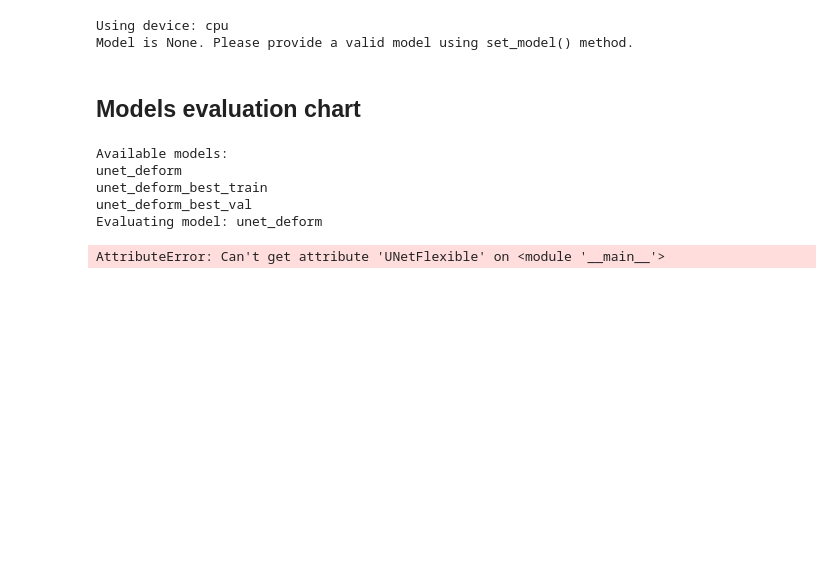
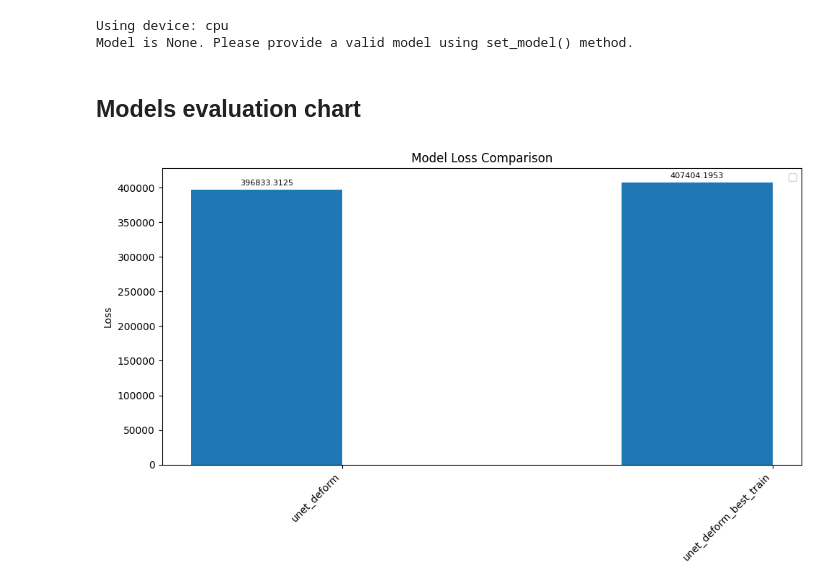
Before and after one commit to McQbis/BookScanner, a Jupyter notebook: server/ai_model/notebooks/evaluate_model.ipynb, the cells around one changed output. Drawn from its saved outputs; the diff is of its cells as text; code cells hidden in the pictures; blank space fills up the shorter version.

Commit message:
evaluation notebook and image processing class

```diff
--- a/server/ai_model/notebooks/evaluate_model.ipynb
+++ b/server/ai_model/notebooks/evaluate_model.ipynb
@@ -28,9 +24,9 @@ spec.loader.exec_module(neuralnet_handler)
 ## Configuration
 # %%
 device = "cuda" if torch.cuda.is_available() else "cpu"
-generator = data_generator.DocumentImageGenerator("../src/assets/text.txt")
+generator = DocumentImageGenerator("../src/assets/text.txt")
 
-nn_handler = neuralnet_handler.NeuralNetHandler(None, generator, device, 1, 0.01, 1)
+nn_handler = NeuralNetHandler(None, generator, device, 1, 0.01, 1)
 # %% [output]
 Using device: cpu
 Model is None. Please provide a valid model using set_model() method.
@@ -41,7 +37,7 @@ models_folder = "../models"
 model_files = [
     os.path.splitext(f)[0]
     for f in os.listdir(models_folder)
-    if f.endswith(".pth") and "checkpoint" not in f
+    if f.endswith(".pth") and "checkpoint" not in f and "val" not in f
 ]
 
 print("Available models:")
@@ -52,41 +48,39 @@ loss = []
 
 for model in model_files:
     print(f"Evaluating model: {model}")
-    nn_handler.set_model(f"{models_folder}/{model}.pth", model)
-    loss.append(nn_handler.evaluate())
+    nn_handler.set_model(f"{models_folder}/{model}.pth", model, UNetFlexible)
+    nn_handler.evaluate()
+    loss.append(nn_handler.get_current_val_loss())
 
 
 # X positions for bars
 x = np.arange(len(model_files))
 
 # Width of a single bar
 width = 0.35
 
 fig, ax = plt.subplots(figsize=(10, 6))
 
 # Plot bars
 bars1 = ax.bar(x - width/2, loss, width)
 
 ax.set_ylabel('Loss')
 ax.set_title('Model Loss Comparison')
 ax.set_xticks(x)
 ax.set_xticklabels(model_files, rotation=45, ha='right')
 ax.legend()
 
 for bar in bars1:
     height = bar.get_height()
     ax.annotate(f'{height:.4f}',
                 xy=(bar.get_x() + bar.get_width() / 2, height),
                 xytext=(0, 3),
                 textcoords="offset points",
                 ha='center', va='bottom', fontsize=8)
 
+clear_output(wait=True)
+
 plt.tight_layout()
 plt.show()
 # %% [output]
-Available models:
-unet_deform
-unet_deform_best_train
-unet_deform_best_val
-Evaluating model: unet_deform
-AttributeError: Can't get attribute 'UNetFlexible' on <module '__main__'>
+[figure, added]
```
Also changed, not shown: parts of 1 cell of this notebook, 8 other files.
